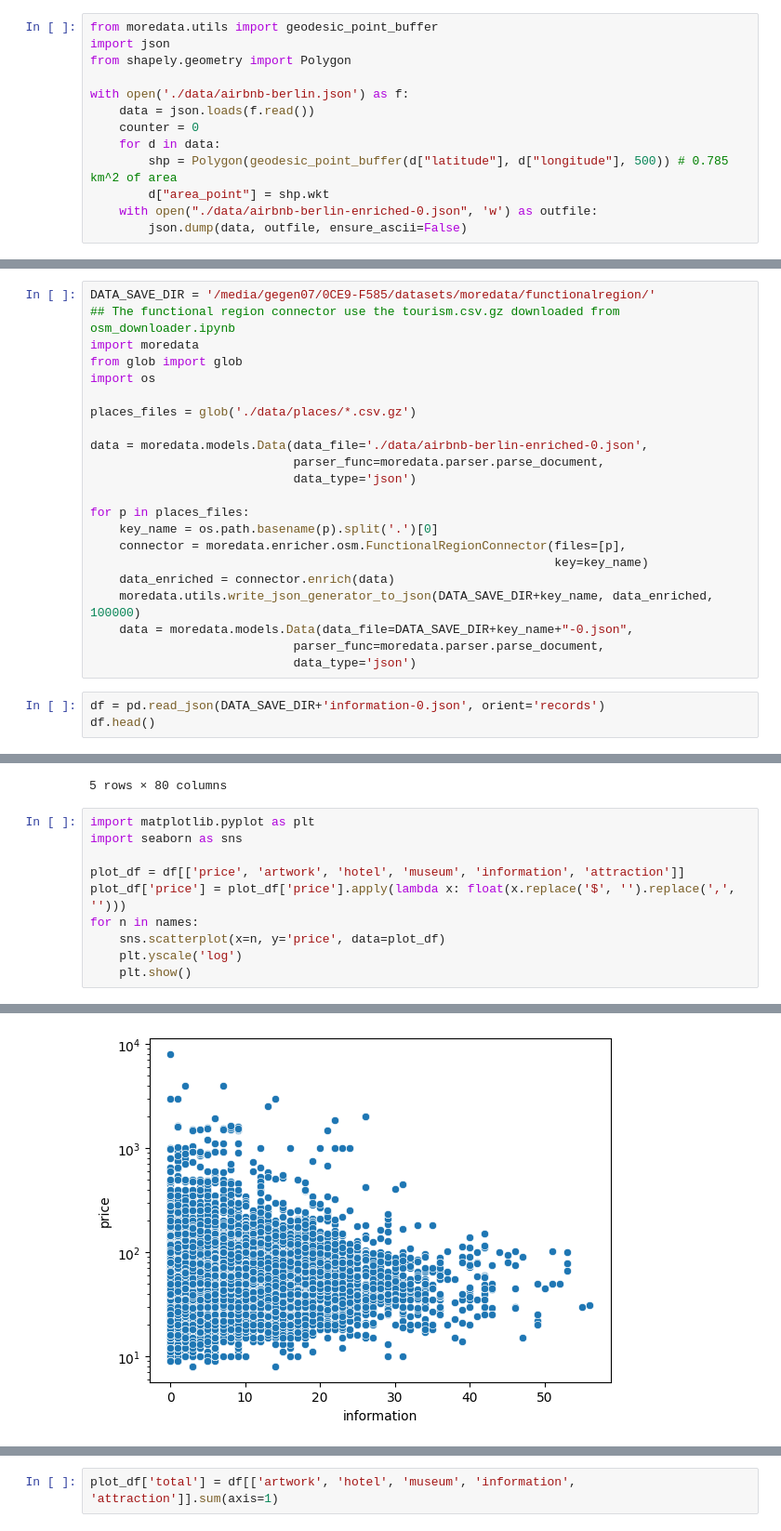
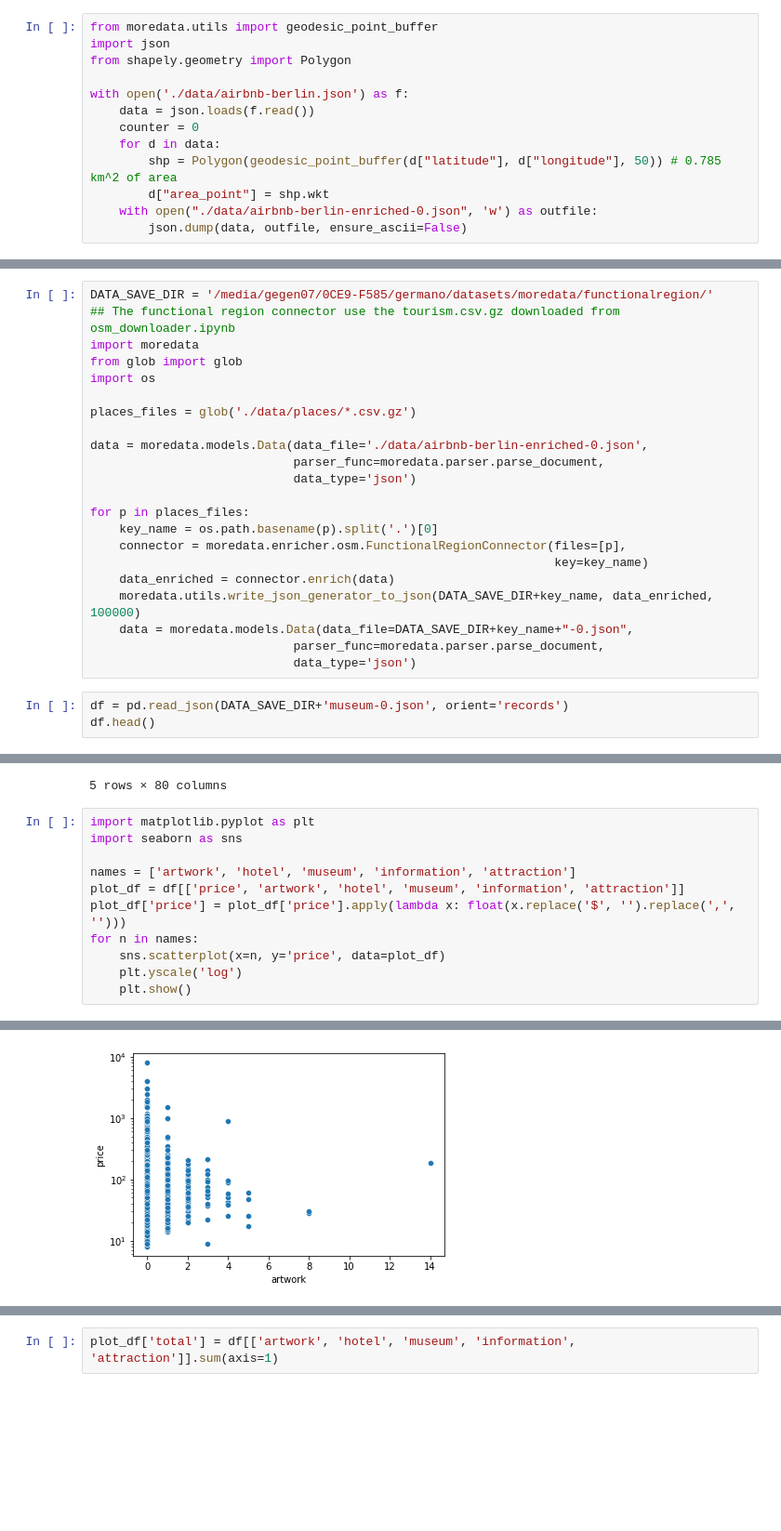
Before and after one commit to NESPEDUFV/more-data, a Jupyter notebook: examples/osm/osm-urban-region.ipynb, the cells around one changed output, grey strips where cells are left out. Shown: that part at 93% size. Drawn from its saved outputs; the diff is of its cells as text; blank space fills up the shorter version.

```diff
--- a/examples/osm/osm-urban-region.ipynb
+++ b/examples/osm/osm-urban-region.ipynb
@@ -14,7 +14,7 @@ with open('./data/airbnb-berlin.json') as f:
     data = json.loads(f.read())
     counter = 0
     for d in data:
-        shp = Polygon(geodesic_point_buffer(d["latitude"], d["longitude"], 500)) # 0.785 km^2 of area
+        shp = Polygon(geodesic_point_buffer(d["latitude"], d["longitude"], 50)) # 0.785 km^2 of area
         d["area_point"] = shp.wkt
     with open("./data/airbnb-berlin-enriched-0.json", 'w') as outfile:
         json.dump(data, outfile, ensure_ascii=False)
@@ -65,7 +65,7 @@ names = tourism['value'].value_counts()[:5].index.tolist()
 for x in names:
     tourism.loc[tourism['value']==x].to_csv(f'./data/places/{x}.csv.gz', compression='gzip', index=False)
 # %%
-DATA_SAVE_DIR = '/media/gegen07/0CE9-F585/datasets/moredata/functionalregion/'
+DATA_SAVE_DIR = '/media/gegen07/0CE9-F585/germano/datasets/moredata/functionalregion/'
 ## The functional region connector use the tourism.csv.gz downloaded from osm_downloader.ipynb
 import moredata
 from glob import glob
@@ -87,7 +87,7 @@ for p in places_files:
                             parser_func=moredata.parser.parse_document,
                             data_type='json')
 # %%
-df = pd.read_json(DATA_SAVE_DIR+'information-0.json', orient='records')
+df = pd.read_json(DATA_SAVE_DIR+'museum-0.json', orient='records')
 df.head()
 # %% [output]
 |  | id | listing_url | scrape_id | last_scraped | name | description | neighborhood_overview | ... |
@@ -100,17 +100,18 @@ df.head()
 # %%
 import matplotlib.pyplot as plt
 import seaborn as sns
 
+names = ['artwork', 'hotel', 'museum', 'information', 'attraction']
 plot_df = df[['price', 'artwork', 'hotel', 'museum', 'information', 'attraction']]
 plot_df['price'] = plot_df['price'].apply(lambda x: float(x.replace('$', '').replace(',', '')))
 for n in names:
     sns.scatterplot(x=n, y='price', data=plot_df)
     plt.yscale('log')
     plt.show()
 # %% [output]
 A value is trying to be set on a copy of a slice from a DataFrame.
 Try using .loc[row_indexer,col_indexer] = value instead
 
 See the caveats in the documentation: https://pandas.pydata.org/pandas-docs/stable/user_guide/indexing.html#returning-a-view-versus-a-copy
   plot_df['price'] = plot_df['price'].apply(lambda x: float(x.replace('$', '').replace(',', '')))
-[figure, old version]
+[figure, new version]
```
Also changed, not shown: parts of 3 cells of this notebook, 2 other files.
